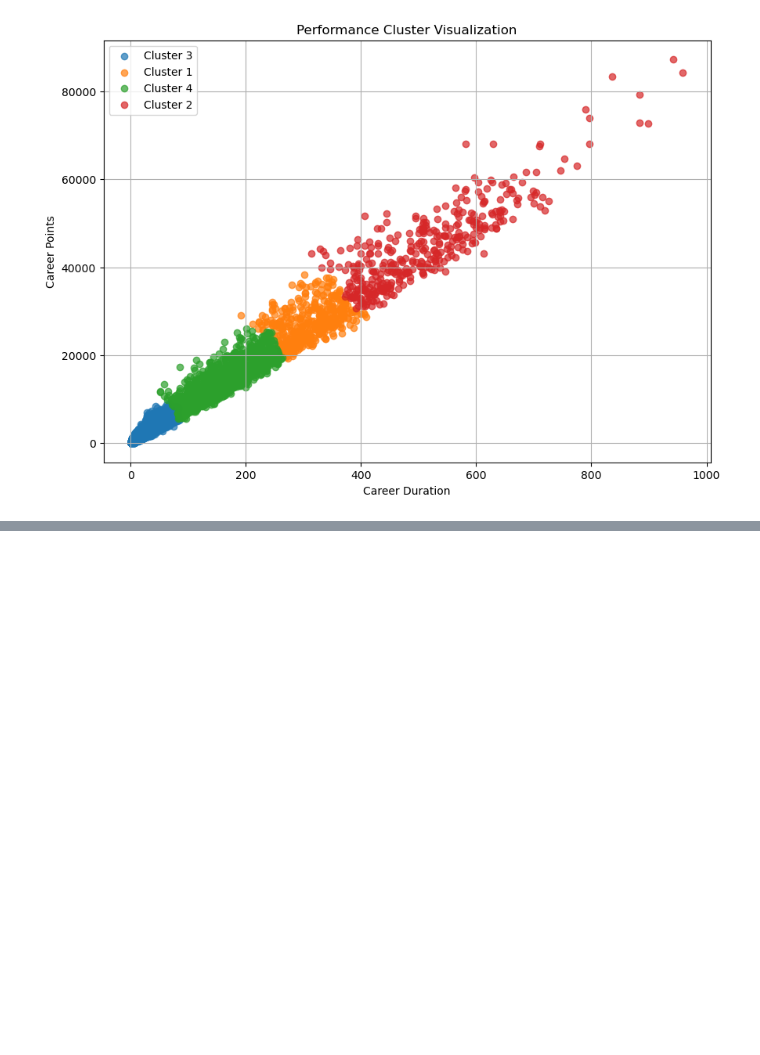
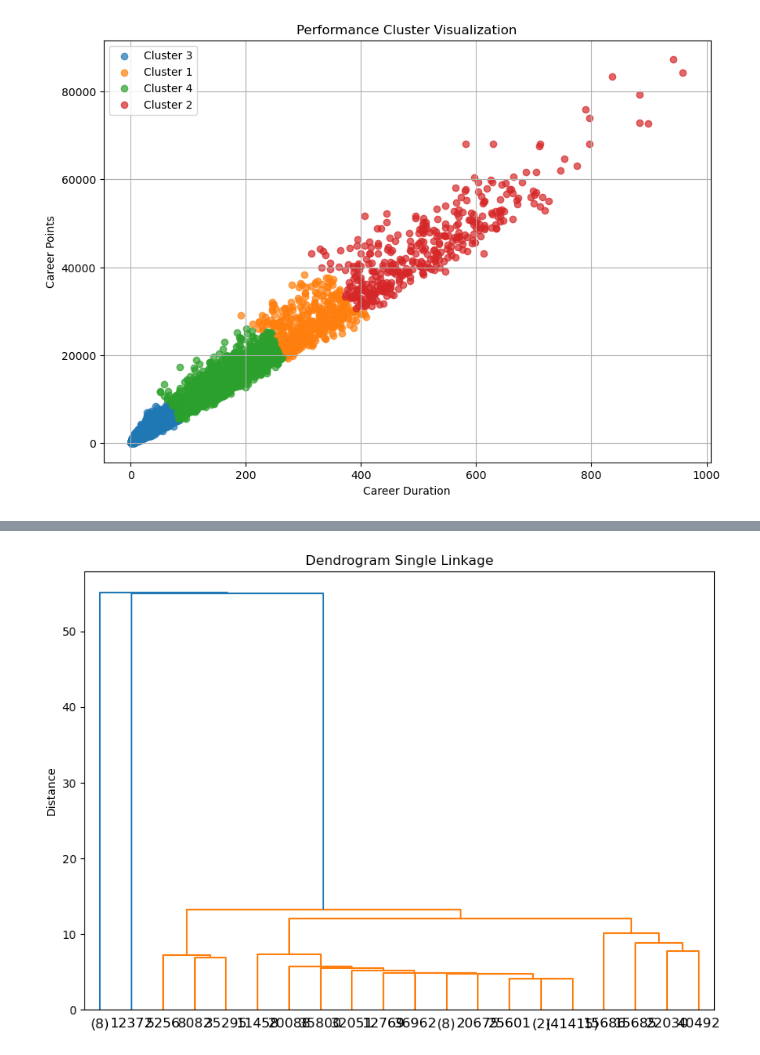
Before and after one commit to DadeOrsu/dm_project24_group_6, a Jupyter notebook: src/task3_clustering/hierarchical.ipynb, the cells around one changed output, grey strips where cells are left out. Drawn from its saved outputs; the diff is of its cells as text; code cells hidden in the pictures; blank space fills up the shorter version.

```diff
--- a/src/task3_clustering/hierarchical.ipynb
+++ b/src/task3_clustering/hierarchical.ipynb
@@ -513,0 +516,23 @@ plt.show()
+# %%
+RACES_PATH=path.join("..","dataset","engineered_races.csv")
+races_df=pd.read_csv(RACES_PATH)
+
+num_columns = [
+            'points',
+            'length',
+            'climb_total',
+            'profile',
+            'startlist_quality',
+            'position',
+            'cyclist_age',
+            'delta',
+            'climbing_efficiency',
+            'competitive_age',
+            'difficulty',
+            'convenience_score',
+            'difficulty_score',
+            'performance_index',
+            'gain_ratio',
+ ]
+data_df=races_df[num_columns].drop_duplicates()
+data_df=races_df.groupby(['cyclist','std_name']).apply(lambda x: x.sample(n=1, random_state=42)).reset_index(drop=True)
@@ -515,0 +593,8 @@ plt.show()
+# %%
+plt.figure(figsize=(10, 7))
+dendrogram(linkage_matrix, truncate_mode="lastp", p=20)
+plt.title("Dendrogram Single Linkage")
+plt.ylabel("Distance")
+plt.show()
+# %% [output]
+[figure, added]
```
Also changed, not shown: parts of 30 cells of this notebook.
